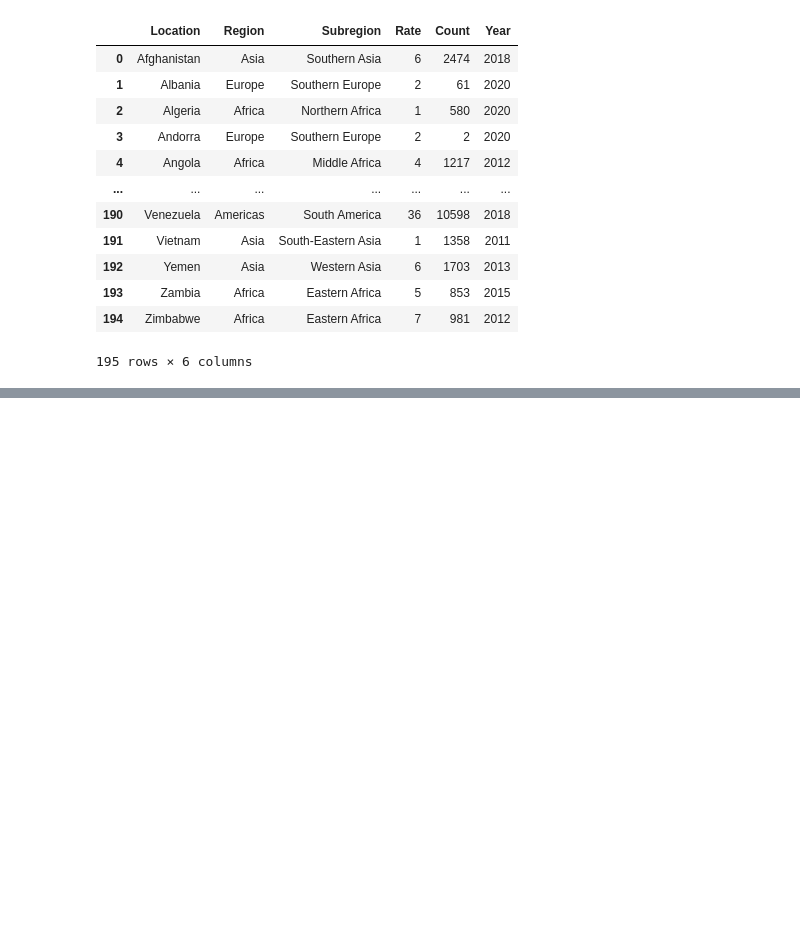
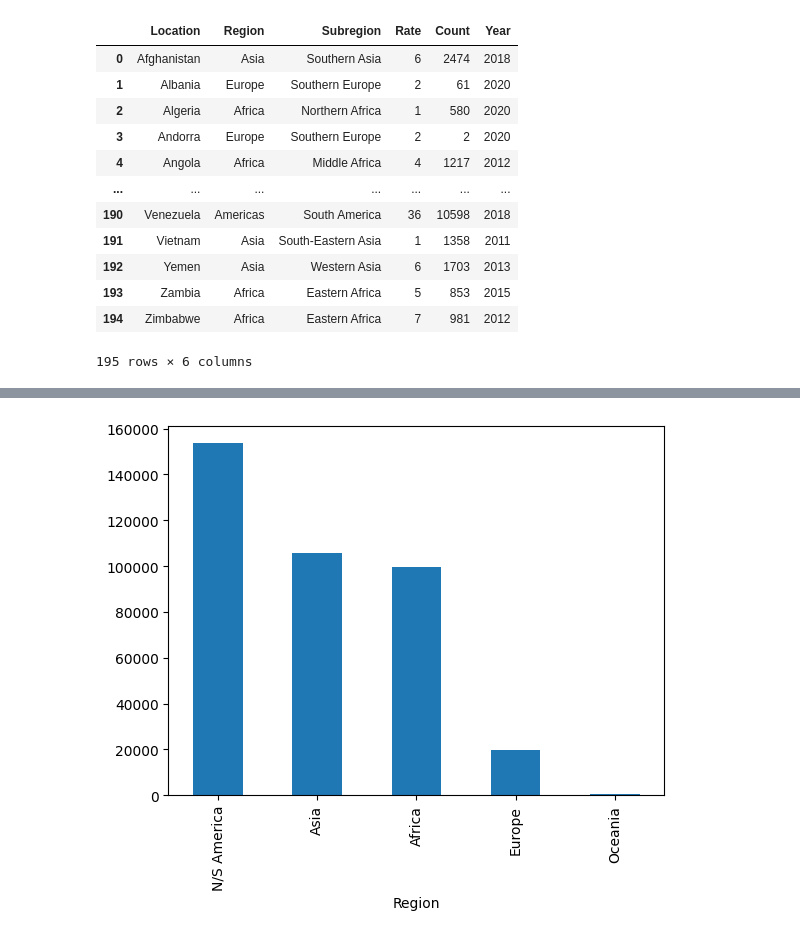
Before and after one commit to Calueto00/dados-homicidios, a Jupyter notebook: homicidios.ipynb, the cells around one changed output, grey strips where cells are left out. Saved outputs shown, nothing was run; the diff lists cells and outputs as text; code cells hidden in the pictures; blank space fills up the shorter version.

```diff
--- a/homicidios.ipynb
+++ b/homicidios.ipynb
@@ -117,0 +128,3 @@ df1.plot(x='Location',y='Count')
+# %%
+df2 = df.groupby('Region')['Count'].sum().sort_values(ascending=False)
+df2
@@ -117,0 +139,5 @@ df1.plot(x='Location',y='Count')
+# %%
+df2.plot(kind='bar')
+plt.show()
+# %% [output]
+[figure, added]
```
Also changed, not shown: parts of 30 cells of this notebook.
